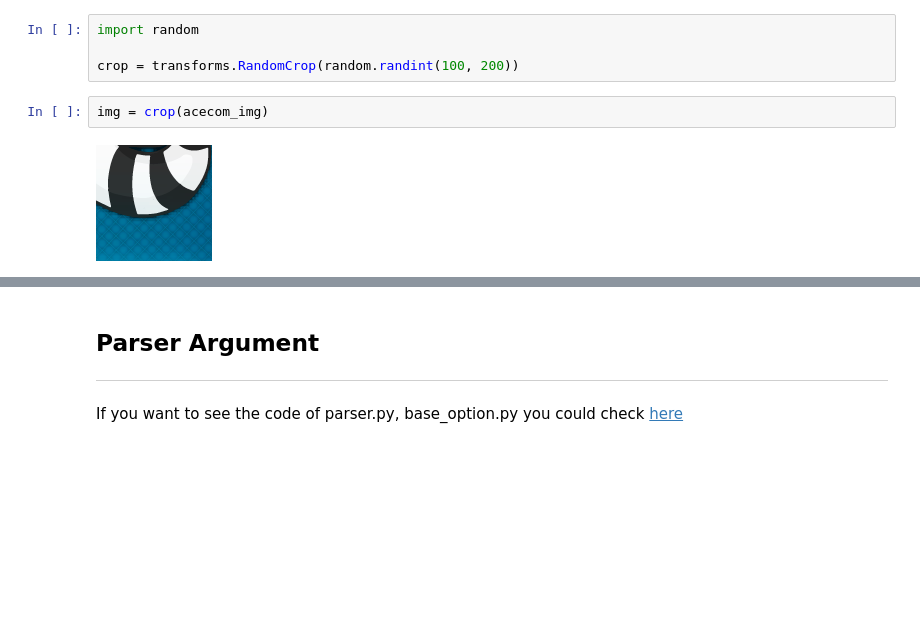
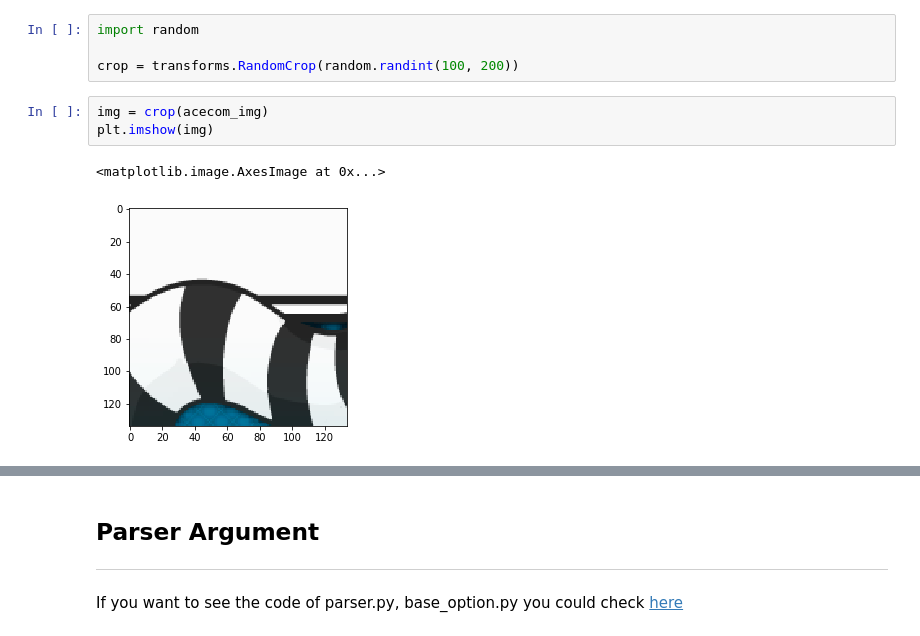
Before and after one commit to alexliqu09/Python_for_ML_and_DL, a Jupyter notebook: Notebooks/Class6.ipynb, the cells around one changed output, grey strips where cells are left out. Saved outputs shown, nothing was run; the diff lists cells and outputs as text; blank space fills up the shorter version.

```diff
--- a/Notebooks/Class6.ipynb
+++ b/Notebooks/Class6.ipynb
@@ -454,5 +454,7 @@ import random
 crop = transforms.RandomCrop(random.randint(100, 200))
 # %%
 img = crop(acecom_img)
+plt.imshow(img)
 # %% [output]
+<matplotlib.image.AxesImage at 0x...>
-[figure, old version]
+[figure, new version]
```
Also changed, not shown: parts of 2 cells of this notebook.
